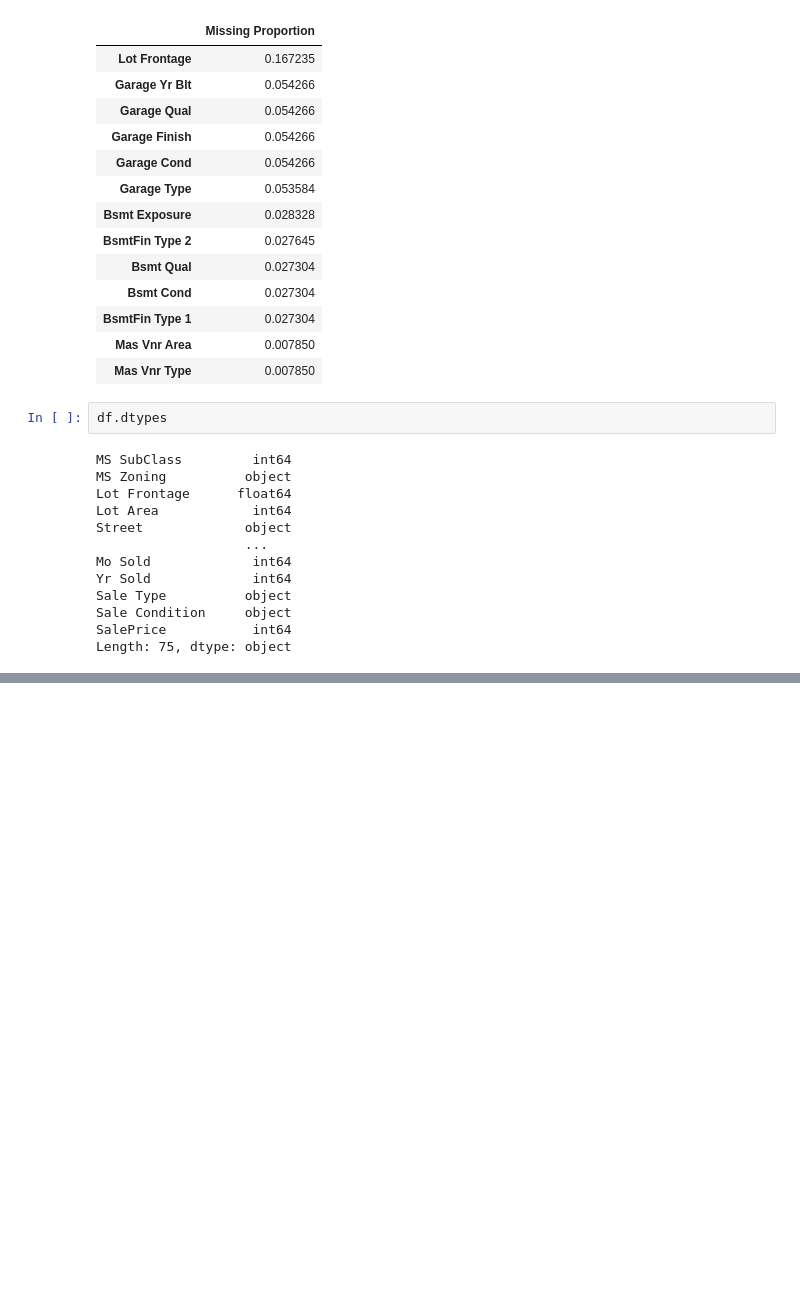
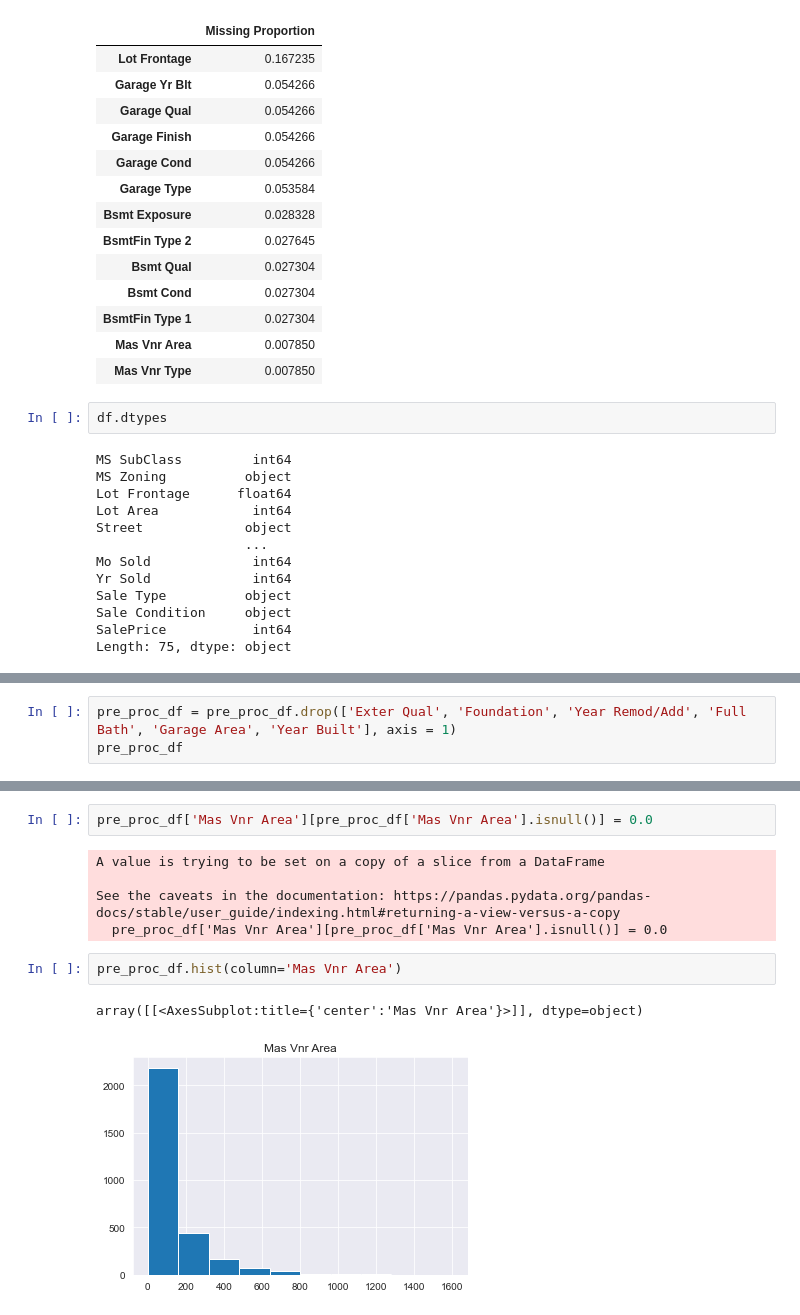
Before and after one commit to Flockyy/Projet_E2_P2, a Jupyter notebook: E2_analysis.ipynb, the cells around one changed output, grey strips where cells are left out. Drawn from its saved outputs; the diff is of its cells as text; blank space fills up the shorter version.

```diff
--- a/E2_analysis.ipynb
+++ b/E2_analysis.ipynb
@@ -106,0 +190,3 @@ num_col = list(df.select_dtypes(include=['int64', 'float64']).columns)
+# %%
+pre_proc_df = pre_proc_df.drop(['Exter Qual', 'Foundation', 'Year Remod/Add', 'Full Bath', 'Garage Area', 'Year Built'], axis = 1)
+pre_proc_df
@@ -106,0 +222,12 @@ num_col = list(df.select_dtypes(include=['int64', 'float64']).columns)
+# %%
+pre_proc_df['Mas Vnr Area'][pre_proc_df['Mas Vnr Area'].isnull()] = 0.0
+# %% [output]
+A value is trying to be set on a copy of a slice from a DataFrame
+
+See the caveats in the documentation: https://pandas.pydata.org/pandas-docs/stable/user_guide/indexing.html#returning-a-view-versus-a-copy
+  pre_proc_df['Mas Vnr Area'][pre_proc_df['Mas Vnr Area'].isnull()] = 0.0
+# %%
+pre_proc_df.hist(column='Mas Vnr Area')
+# %% [output]
+array([[<AxesSubplot:title={'center':'Mas Vnr Area'}>]], dtype=object)
+[figure, added]
```
Also changed, not shown: parts of 26 cells of this notebook, 1 other file.
